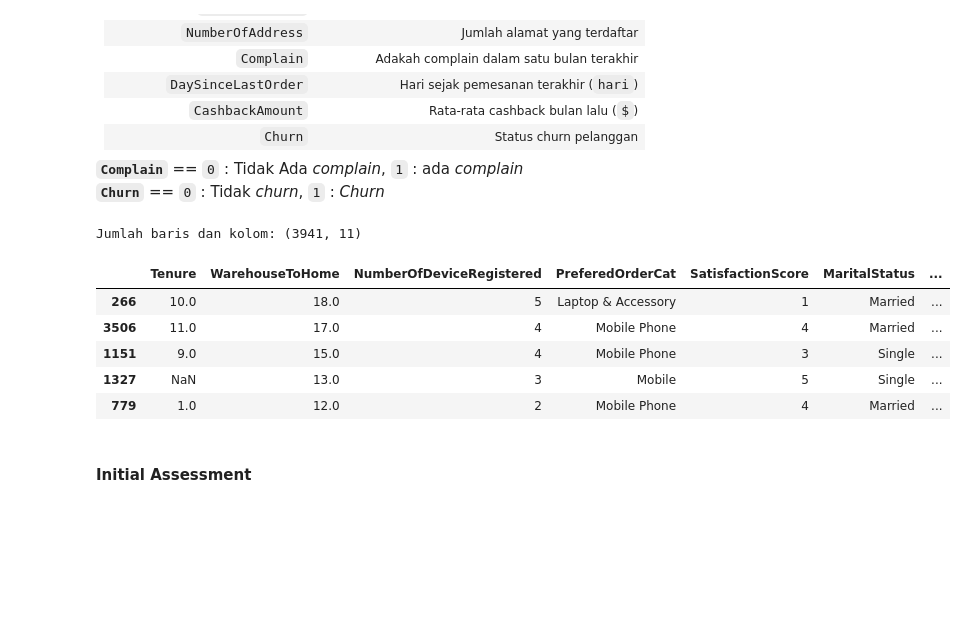
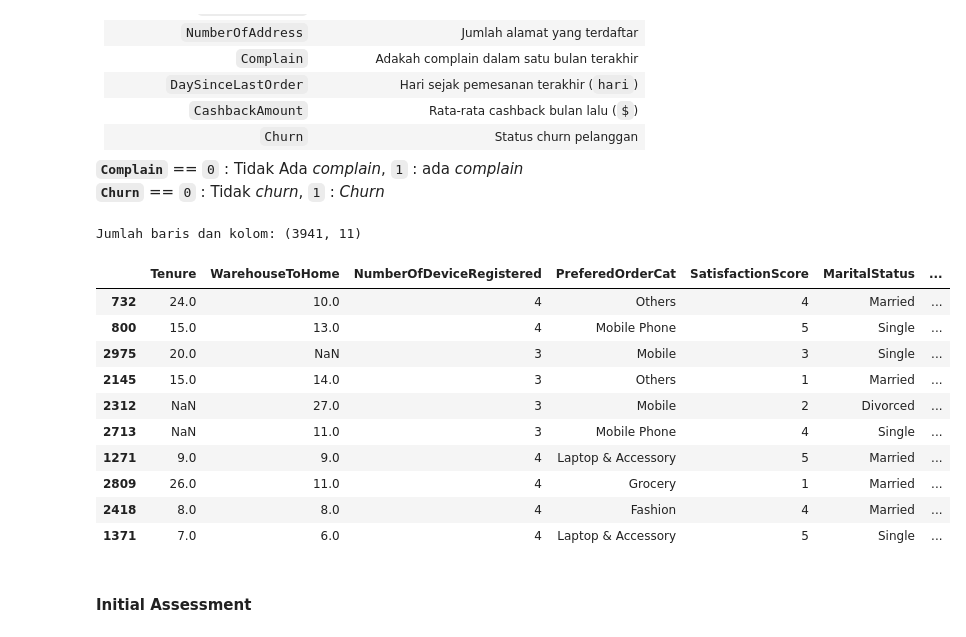
Before and after one commit to fathurizkym/ecommerce_churn_analysis, a Jupyter notebook: notebooks/E-Commerce_Customer_Churn.ipynb, the cells around one changed output. Drawn from its saved outputs; the diff is of its cells as text; code cells hidden in the pictures; blank space fills up the shorter version.

```diff
--- a/notebooks/E-Commerce_Customer_Churn.ipynb
+++ b/notebooks/E-Commerce_Customer_Churn.ipynb
@@ -152,18 +159,23 @@ Dataset dan deskripsi dapat di akses pada link berikut:
 # %%
 # Import file CSV
 
 df = pd.read_csv("D:\Purwadhika JCDS\Capstone Project\Modul-3\data\\raw\data_ecommerce_customer_churn.csv")
 print(f'Jumlah baris dan kolom: {df.shape}')
 
-df.sample(5)
+df.sample(10)
 # %% [output]
 Jumlah baris dan kolom: (3941, 11)
 |  | Tenure | WarehouseToHome | NumberOfDeviceRegistered | PreferedOrderCat | SatisfactionScore | MaritalStatus | ... |
-| 266 | 10.0 | 18.0 | 5 | Laptop & Accessory | 1 | Married | ... |
-| 3506 | 11.0 | 17.0 | 4 | Mobile Phone | 4 | Married | ... |
-| 1151 | 9.0 | 15.0 | 4 | Mobile Phone | 3 | Single | ... |
-| 1327 | NaN | 13.0 | 3 | Mobile | 5 | Single | ... |
-| 779 | 1.0 | 12.0 | 2 | Mobile Phone | 4 | Married | ... |
+| 732 | 24.0 | 10.0 | 4 | Others | 4 | Married | ... |
+| 800 | 15.0 | 13.0 | 4 | Mobile Phone | 5 | Single | ... |
+| 2975 | 20.0 | NaN | 3 | Mobile | 3 | Single | ... |
+| 2145 | 15.0 | 14.0 | 3 | Others | 1 | Married | ... |
+| 2312 | NaN | 27.0 | 3 | Mobile | 2 | Divorced | ... |
+| 2713 | NaN | 11.0 | 3 | Mobile Phone | 4 | Single | ... |
+| 1271 | 9.0 | 9.0 | 4 | Laptop & Accessory | 5 | Married | ... |
+| 2809 | 26.0 | 11.0 | 4 | Grocery | 1 | Married | ... |
+| 2418 | 8.0 | 8.0 | 4 | Fashion | 4 | Married | ... |
+| 1371 | 7.0 | 6.0 | 4 | Laptop & Accessory | 5 | Single | ... |
 # %% [markdown]
 #### **Initial Assessment**
 # %%
```
Also changed, not shown: parts of 30 cells of this notebook, 1 other file.
